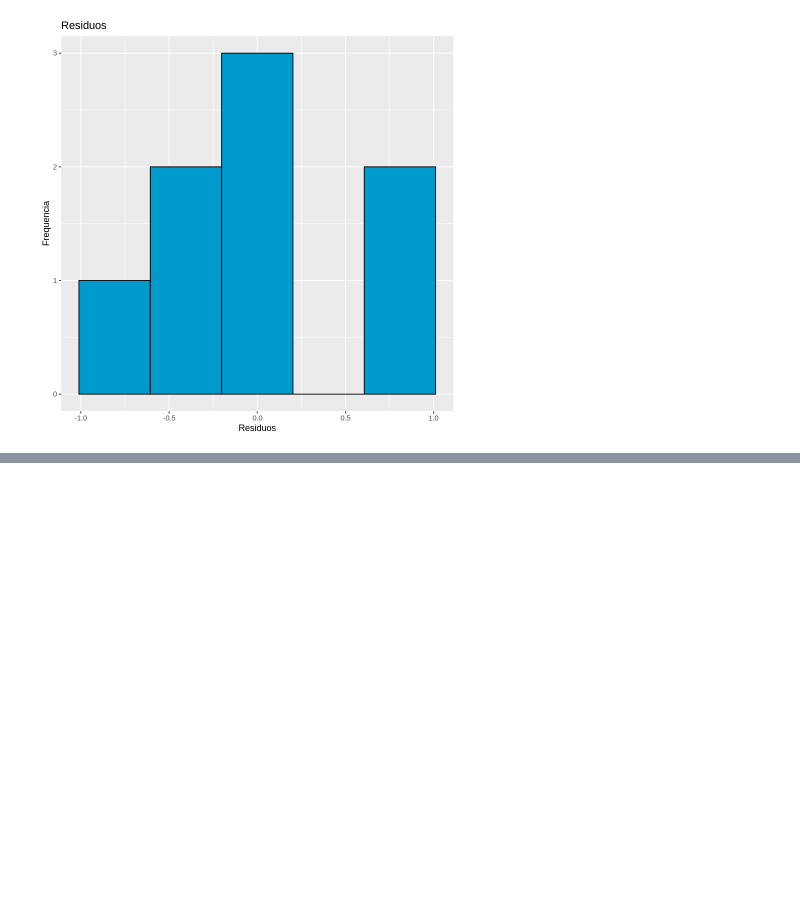
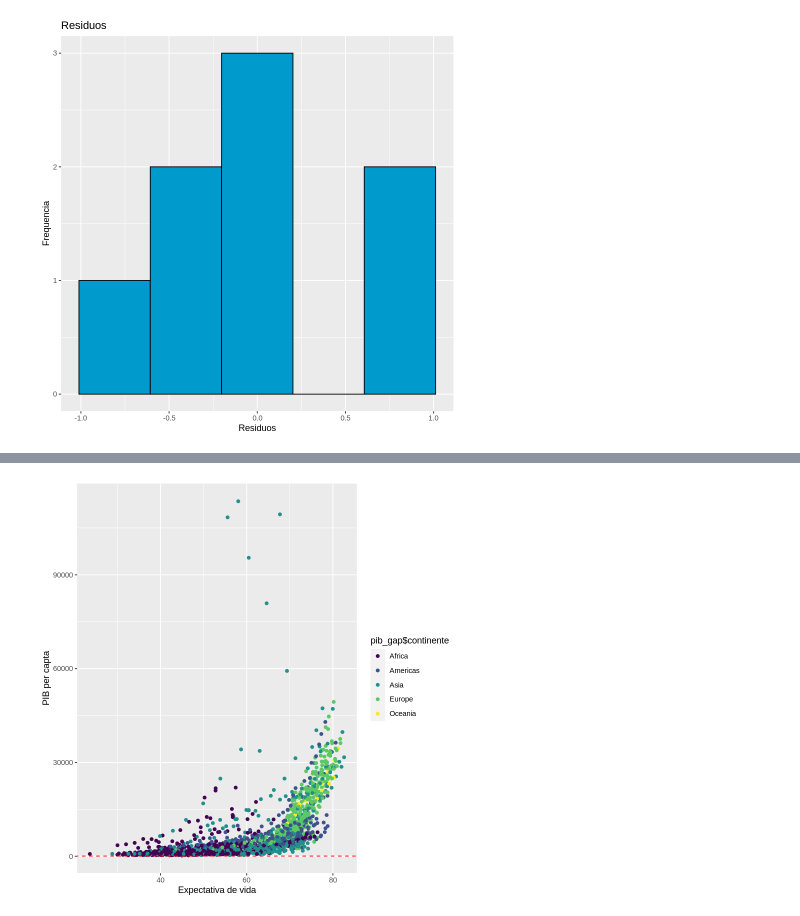
Before and after one commit to BrunaKrasotaMatos/An-liseEstat-stica, a Jupyter notebook: Trilha4/Trilha4.ipynb, the cells around one changed output, grey strips where cells are left out. Saved outputs shown, nothing was run; the diff lists cells and outputs as text; code cells hidden in the pictures; blank space fills up the shorter version.

```diff
--- a/Trilha4/Trilha4.ipynb
+++ b/Trilha4/Trilha4.ipynb
@@ -237,0 +307,9 @@ A data.frame: 5 × 2
+# %%
+# dispersao com continente
+ggplot(data=pib_gap) +
+  geom_point(
+    aes(x = expVida, y = pibPercap, color = pib_gap$continente)) +
+    labs(y = "PIB per capta",
+         x = "Expectativa de vida", show.legend=TRUE) +
+    geom_abline(slope=0, intercept=mean(pib_gap$expVida), linetype = 2, color="red")
+# %% [output]
@@ -237,0 +318 @@ A data.frame: 5 × 2
+[figure, added]
```
Also changed, not shown: parts of 6 cells of this notebook.
